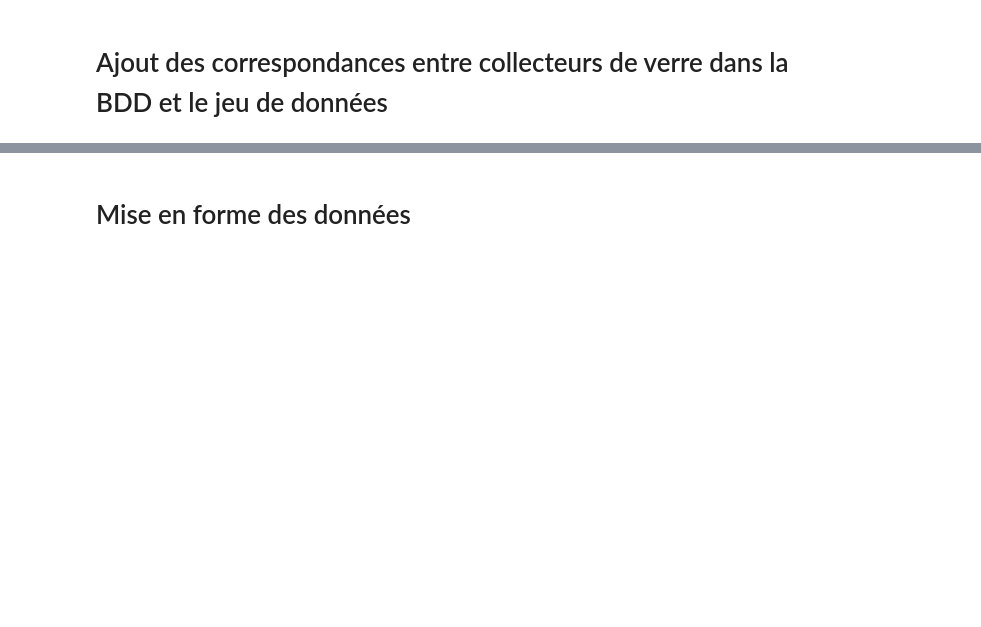
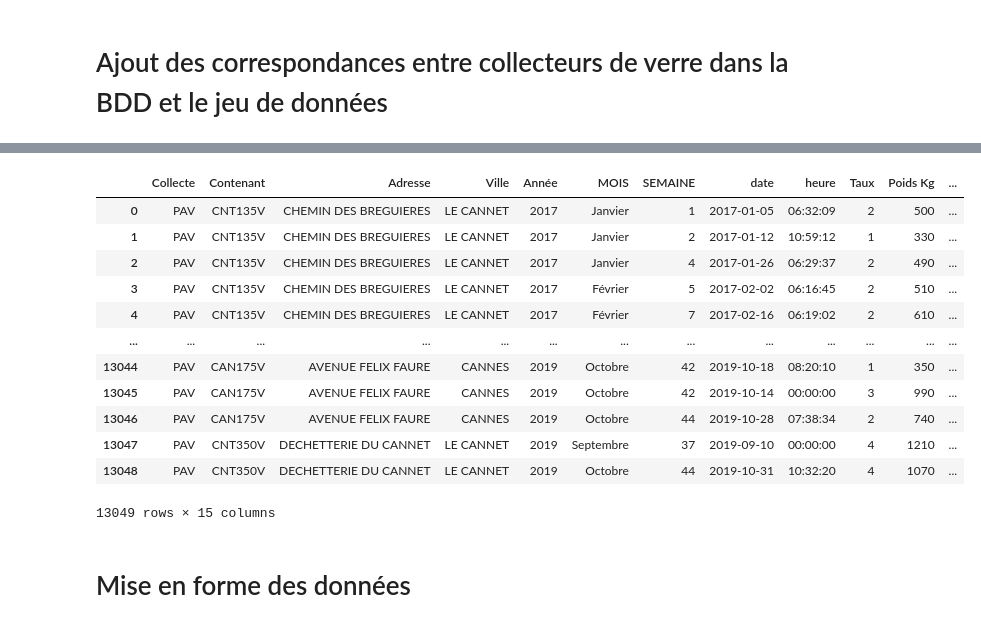
Before and after one commit to antjacquemin/cliiinkv0, a Jupyter notebook: src/AnalyseVerre.ipynb, the cells around one changed output, grey strips where cells are left out. Cells and saved outputs as stored; diff of their text form; code cells hidden in the pictures; blank space fills up the shorter version.

```diff
--- a/src/AnalyseVerre.ipynb
+++ b/src/AnalyseVerre.ipynb
@@ -443,0 +464,14 @@ data171819.loc[[19884]]
+# %%
+from sqlalchemy import create_engine
+import json
+
+fichierConfig = "../bdd/config.json"
+
+with open(fichierConfig) as fichier:
+    config = json.load(fichier)["mysql"]
+
+engine = create_engine('mysql+' + config["connector"] + '://' + config["user"] + ":" + config["password"] + "@" + config["host"] + ":" + config["port"] + "/" + config["bdd"], echo=True)
+
+dfCollecteursVerre = pd.read_sql_query("SELECT objectid, adresse, adresseComplement, codeInsee, globalid FROM collecteur JOIN tri ON collecteur.idTri = tri.id WHERE tri.type = 'verre';", engine)
+
+dfCollecteursVerre
@@ -443,0 +504,9 @@ data171819.loc[[19884]]
+# %%
+for i in dataCollecteurVerre.index:
+    for j in dfCollecteursVerre.index:
+        if dataCollecteurVerre.loc[i, "adresse"].lower() in  dfCollecteursVerre.loc[j, "adresse"].lower():
+            dataCollecteurVerre.loc[i, "globalid"] = dfCollecteursVerre.loc[j, "globalid"]
+            break
+
+pd.set_option('display.max_rows', None)
+dataCollecteurVerre
@@ -443,0 +773,2 @@ data171819.loc[[19884]]
+# %%
+pd.reset_option('display.max_rows')
@@ -443,0 +791,11 @@ data171819.loc[[19884]]
+# %%
+for i in dataCollecteurVerre.index:
+    for j in dfCollecteursVerre.index:
+        if dataCollecteurVerre.loc[i, "globalid"] == dfCollecteursVerre.loc[j, "globalid"]:
+            dataCollecteurVerre.loc[i, "objectid"] = dfCollecteursVerre.loc[j, "objectid"]
+            break
+
+dataCollecteurVerre = dataCollecteurVerre[dataCollecteurVerre['objectid'].notna()]
+dataCollecteurVerre.objectid = dataCollecteurVerre.objectid.astype(int)
+
+dataCollecteurVerre
@@ -444,3 +816,20 @@ data171819.loc[[19884]]
+# %%
+data171819 = data171819.merge(dataCollecteurVerre, left_on="Adresse", right_on="adresse")
+data171819
+# %% [output]
+|  | Collecte | Contenant | Adresse | Ville | Année | MOIS | SEMAINE | date | heure | Taux | Poids Kg | ... |
+| 0 | PAV | CNT135V | CHEMIN DES BREGUIERES | LE CANNET | 2017 | Janvier | 1 | 2017-01-05 | 06:32:09 | 2 | 500 | ... |
+| 1 | PAV | CNT135V | CHEMIN DES BREGUIERES | LE CANNET | 2017 | Janvier | 2 | 2017-01-12 | 10:59:12 | 1 | 330 | ... |
+| 2 | PAV | CNT135V | CHEMIN DES BREGUIERES | LE CANNET | 2017 | Janvier | 4 | 2017-01-26 | 06:29:37 | 2 | 490 | ... |
+| 3 | PAV | CNT135V | CHEMIN DES BREGUIERES | LE CANNET | 2017 | Février | 5 | 2017-02-02 | 06:16:45 | 2 | 510 | ... |
+| 4 | PAV | CNT135V | CHEMIN DES BREGUIERES | LE CANNET | 2017 | Février | 7 | 2017-02-16 | 06:19:02 | 2 | 610 | ... |
+| ... | ... | ... | ... | ... | ... | ... | ... | ... | ... | ... | ... | ... |
+| 13044 | PAV | CAN175V | AVENUE FELIX FAURE | CANNES | 2019 | Octobre | 42 | 2019-10-18 | 08:20:10 | 1 | 350 | ... |
+| 13045 | PAV | CAN175V | AVENUE FELIX FAURE | CANNES | 2019 | Octobre | 42 | 2019-10-14 | 00:00:00 | 3 | 990 | ... |
+| 13046 | PAV | CAN175V | AVENUE FELIX FAURE | CANNES | 2019 | Octobre | 44 | 2019-10-28 | 07:38:34 | 2 | 740 | ... |
+| 13047 | PAV | CNT350V | DECHETTERIE DU CANNET | LE CANNET | 2019 | Septembre | 37 | 2019-09-10 | 00:00:00 | 4 | 1210 | ... |
+| 13048 | PAV | CNT350V | DECHETTERIE DU CANNET | LE CANNET | 2019 | Octobre | 44 | 2019-10-31 | 10:32:20 | 4 | 1070 | ... |
+13049 rows × 15 columns
 # %% [markdown]
 # Mise en forme des données
 # %% [markdown]
```
Also changed, not shown: parts of 18 cells of this notebook.
